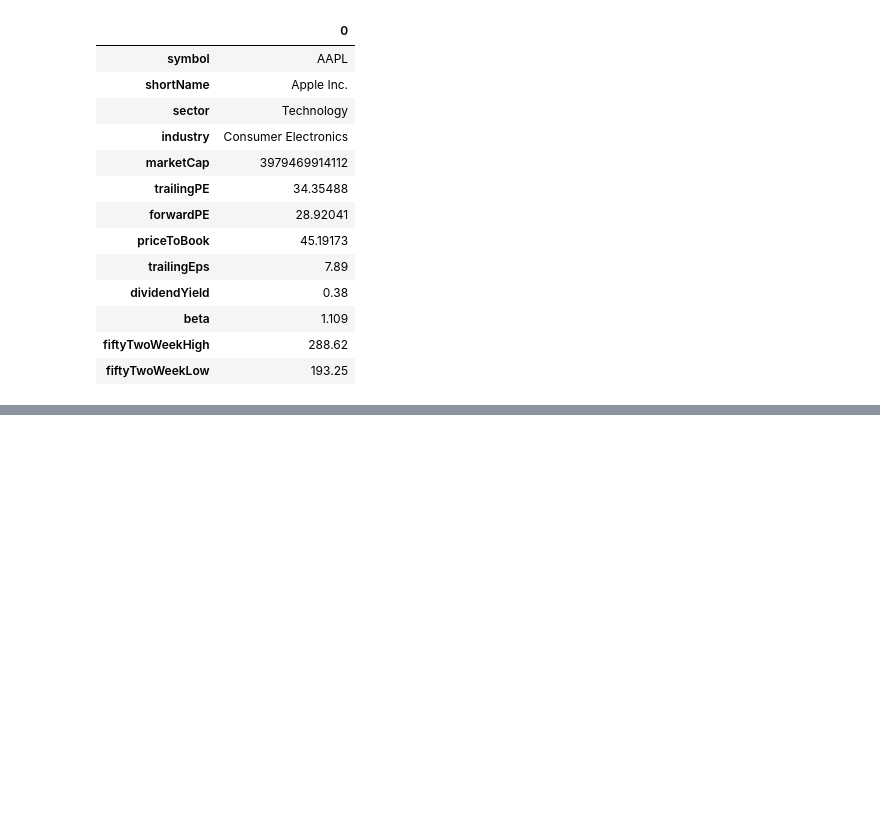
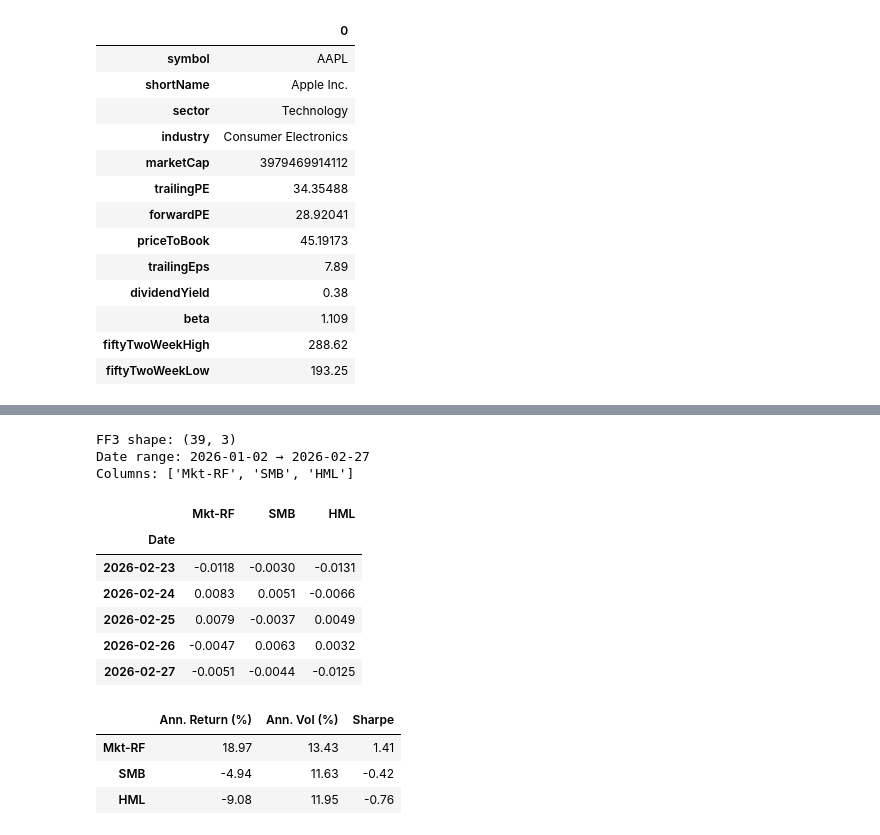
Before and after one commit to JiahuiWU2018/quant-trading, a Jupyter notebook: examples/notebooks/example_data.ipynb, the cells around one changed output, grey strips where cells are left out. Saved outputs shown, nothing was run; the diff lists cells and outputs as text; code cells hidden in the pictures; blank space fills up the shorter version.

```diff
--- a/examples/notebooks/example_data.ipynb
+++ b/examples/notebooks/example_data.ipynb
@@ -270,0 +285,43 @@ fund.T   # transpose for easier reading in notebook
+# %%
+from quant_trading.data.apis.fama_french_connector import FamaFrenchConnector
+from quant_trading.optim.factor import FACTOR_FAMILIES
+
+connector_ff = FamaFrenchConnector()
+
+# Fetch FF3 daily factor returns
+ff3 = connector_ff.fetch_factor_returns(
+    family=FACTOR_FAMILIES.FF3,
+    start="2026-01-01",
+    end="2026-12-31",
+)
+
+print(f"FF3 shape: {ff3.shape}")
+print(f"Date range: {ff3.index.min().date()} → {ff3.index.max().date()}")
+print(f"Columns: {list(ff3.columns)}")
+ff3.tail()
+# %% [output]
+FF3 shape: (39, 3)
+Date range: 2026-01-02 → 2026-02-27
+Columns: ['Mkt-RF', 'SMB', 'HML']
+|  | Mkt-RF | SMB | HML |
+| Date |  |  |  |
+| 2026-02-23 | -0.0118 | -0.0030 | -0.0131 |
+| 2026-02-24 | 0.0083 | 0.0051 | -0.0066 |
+| 2026-02-25 | 0.0079 | -0.0037 | 0.0049 |
+| 2026-02-26 | -0.0047 | 0.0063 | 0.0032 |
+| 2026-02-27 | -0.0051 | -0.0044 | -0.0125 |
+# %%
+import numpy as np
+import pandas as pd
+
+factor_stats = pd.DataFrame({
+    "Ann. Return (%)": ff3.mean() * 252 * 100,
+    "Ann. Vol (%)":    ff3.std() * np.sqrt(252) * 100,
+}).round(2)
+factor_stats["Sharpe"] = (factor_stats["Ann. Return (%)"] / factor_stats["Ann. Vol (%)"]).round(2)
+factor_stats
+# %% [output]
+|  | Ann. Return (%) | Ann. Vol (%) | Sharpe |
+| Mkt-RF | 18.97 | 13.43 | 1.41 |
+| SMB | -4.94 | 11.63 | -0.42 |
+| HML | -9.08 | 11.95 | -0.76 |
```
Also changed, not shown: parts of 4 cells of this notebook, 12 other files.
